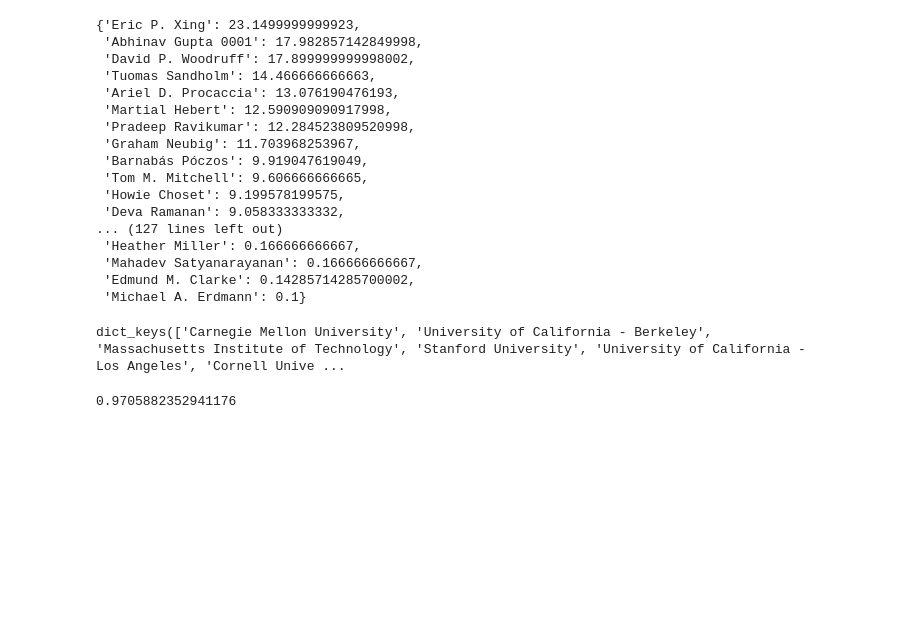
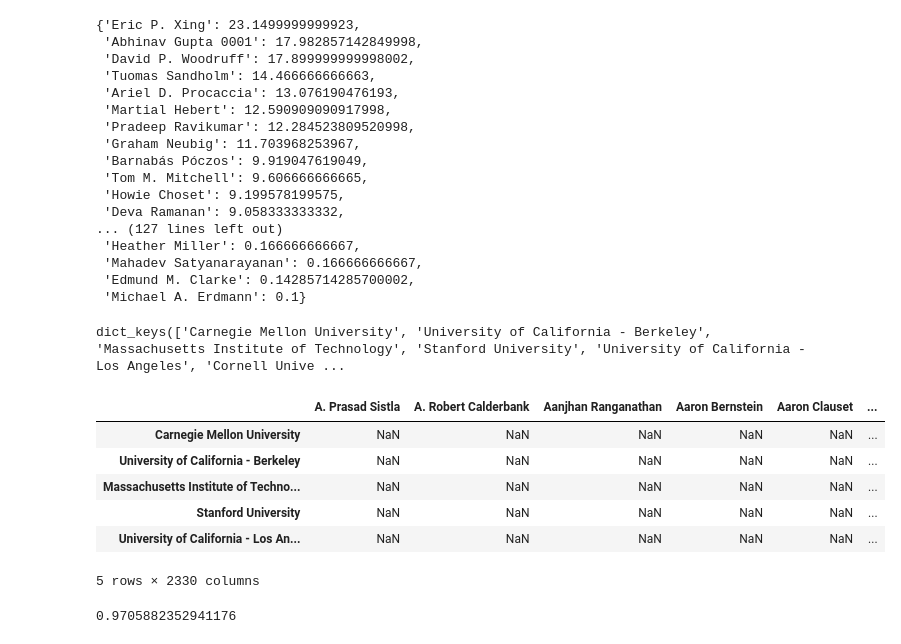
Before and after one commit to ympaik87/keep_your_dreams_alive, a Jupyter notebook: 04-job_listing.ipynb, the cells around one changed output. Drawn from its saved outputs; the diff is of its cells as text; code cells hidden in the pictures; blank space fills up the shorter version.

```diff
--- a/04-job_listing.ipynb
+++ b/04-job_listing.ipynb
@@ -80,6 +80,16 @@ faculties_dic['Carnegie Mellon University']
 faculties_dic.keys()
 # %% [output]
 dict_keys(['Carnegie Mellon University', 'University of California - Berkeley', 'Massachusetts Institute of Technology', 'Stanford University', 'University of California - Los Angeles', 'Cornell Unive ...
+# %%
+pd.DataFrame(faculties_dic).T.head()
+# %% [output]
+|  | A. Prasad Sistla | A. Robert Calderbank | Aanjhan Ranganathan | Aaron Bernstein | Aaron Clauset | ... |
+| Carnegie Mellon University | NaN | NaN | NaN | NaN | NaN | ... |
+| University of California - Berkeley | NaN | NaN | NaN | NaN | NaN | ... |
+| Massachusetts Institute of Techno... | NaN | NaN | NaN | NaN | NaN | ... |
+| Stanford University | NaN | NaN | NaN | NaN | NaN | ... |
+| University of California - Los An... | NaN | NaN | NaN | NaN | NaN | ... |
+5 rows × 2330 columns
 # %%
 import difflib
 # %%
```
Also changed, not shown: parts of 3 cells of this notebook, 2 other files.
